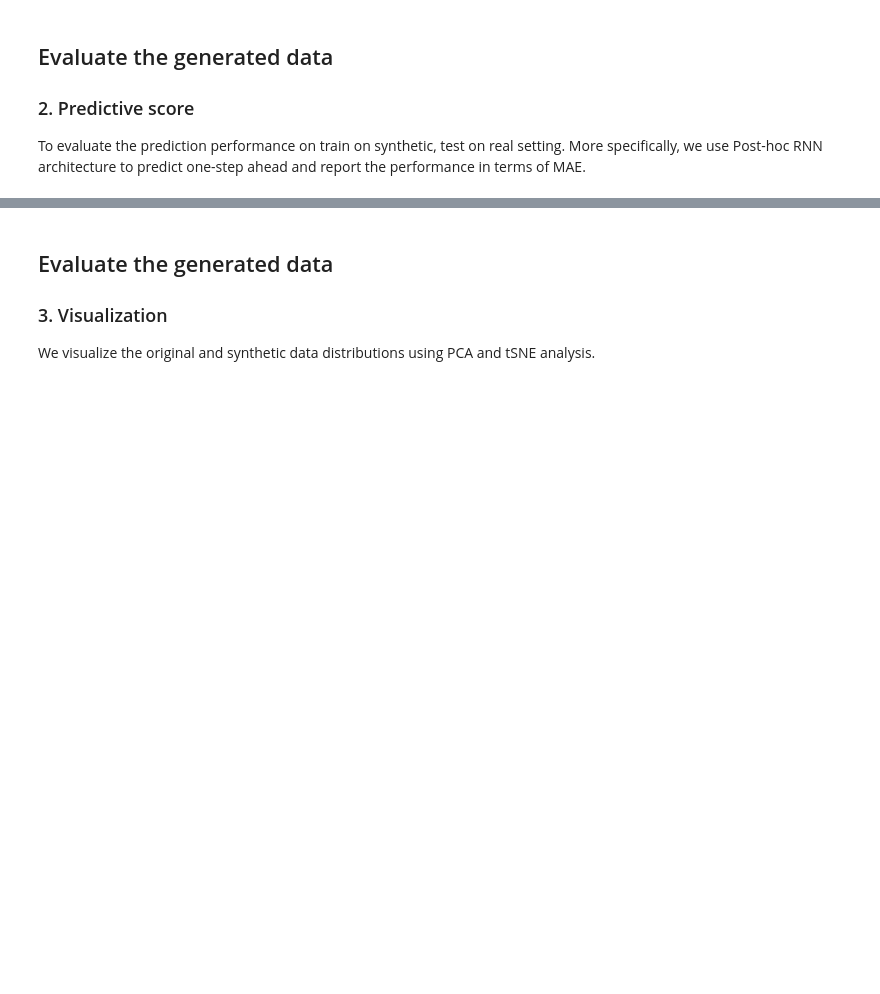
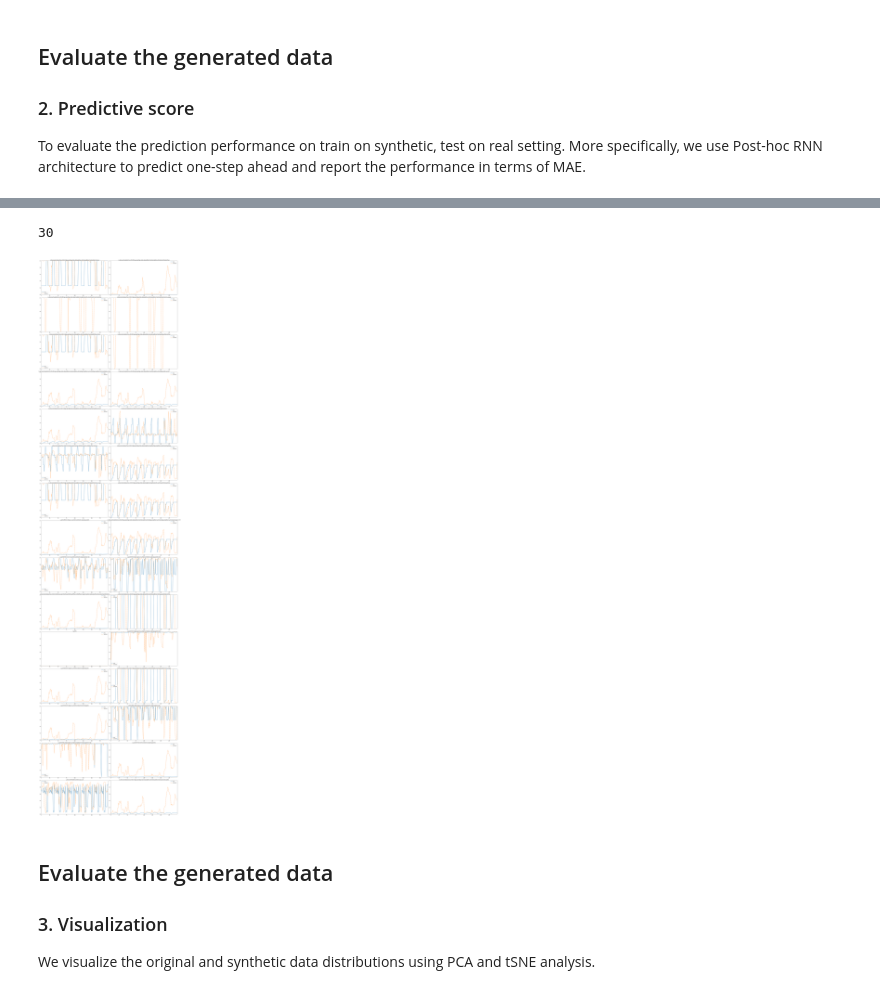
Before and after one commit to xiafei571/itu-gan, a Jupyter notebook: TimeGAN.ipynb, the cells around one changed output, grey strips where cells are left out. Cells and saved outputs as stored; diff of their text form; code cells hidden in the pictures; blank space fills up the shorter version.

```diff
--- a/TimeGAN.ipynb
+++ b/TimeGAN.ipynb
@@ -153,0 +153,7 @@ Predictive score: 0.1364
+# %%
+df = pd.read_csv('./data/'+data_name+'.csv')
+cols_all = df.columns.to_list()
+# %%
+len(cols_all)
+# %% [output]
+30
@@ -154,3 +166,22 @@ Predictive score: 0.1364
+# %%
+import matplotlib.pyplot as plt
+
+# Plotting some generated samples. Both Synthetic and Original data are still standardized with values between [0, 1]
+fig, axes = plt.subplots(nrows=15, ncols=2, figsize=(25, 100))
+axes=axes.flatten()
+
+time = list(range(1,50))
+obs = 0 #np.random.randint(len(ori_data))
+
+for j, col in enumerate(cols_all):
+    df = pd.DataFrame({'Real': np.hstack([item[:, j] for item in ori_data[obs:obs+10]]), # ori_data[obs][:, j],
+                   'Synthetic': np.hstack([item[:, j] for item in generated_data[obs:obs+10]]) }) # generated_data[obs][:, j]})
+    df.plot(ax=axes[j], ylim=(0,1),
+            title=col,
+            secondary_y='Synthetic data', style=['-', '--'])
+fig.tight_layout()
+# %% [output]
+[figure, added]
 # %% [markdown]
 ## Evaluate the generated data
 
```
Also changed, not shown: parts of 25 cells of this notebook, 4 other files.
